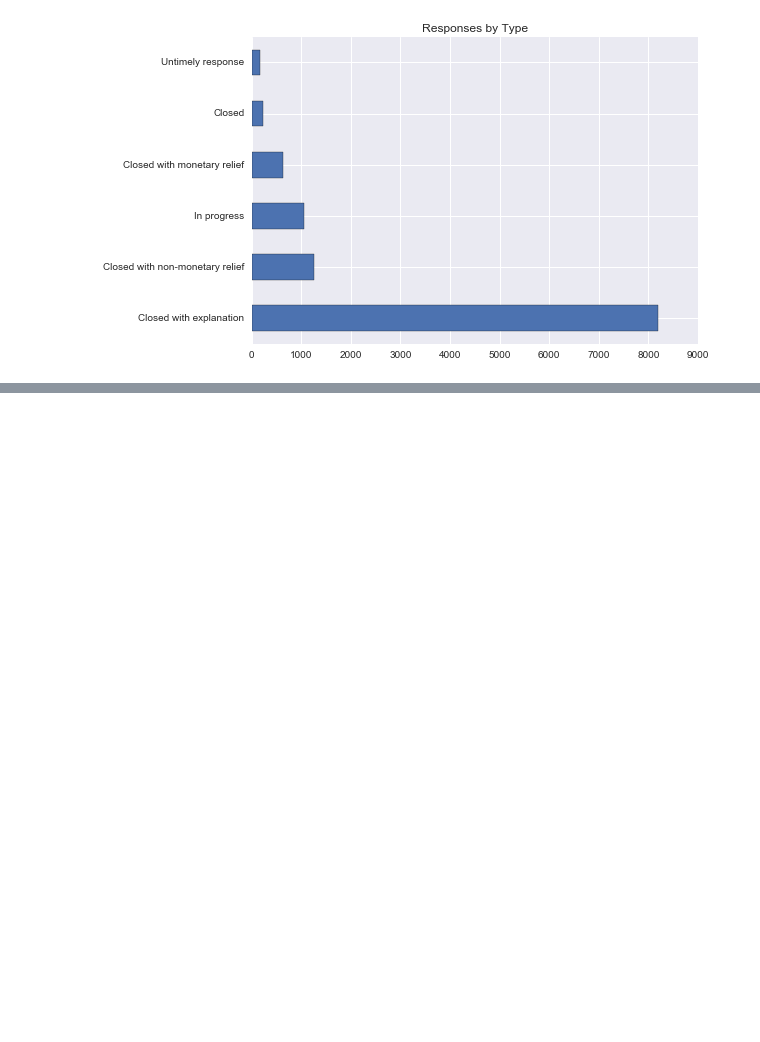
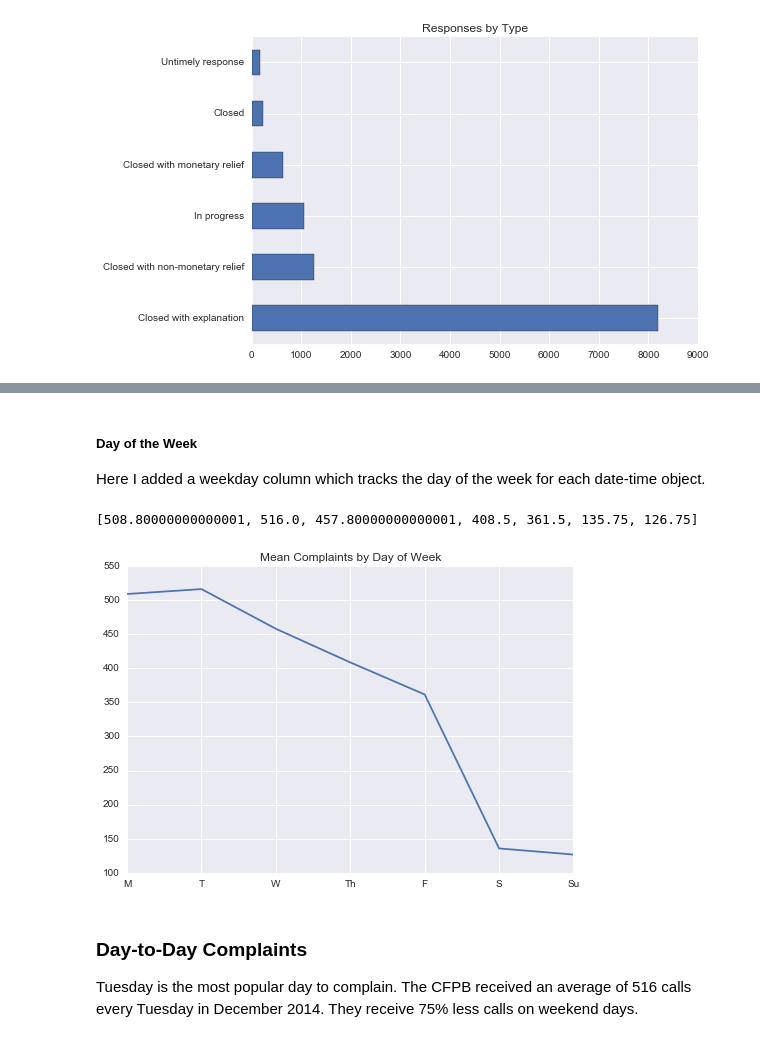
Before and after one commit to katjackson/consumer-complaints, a Jupyter notebook: consumer-complaints.ipynb, the cells around one changed output, grey strips where cells are left out. Drawn from its saved outputs; the diff is of its cells as text; code cells hidden in the pictures; blank space fills up the shorter version.

Commit message:
Completed mean by day plot. Edits to readme and markdown comments in ipynb

```diff
--- a/consumer-complaints.ipynb
+++ b/consumer-complaints.ipynb
@@ -57,15 +70,3 @@ plt.show()
 Most of the complaints received through the CFPB are resolved with only a simple explanation. 643 complaints were resolved by giving the consumer money.
 
 I tried to to include NaN values to show the whole data set of complaint, but I think there is a bug in Series.value_counts that doesn't care about my dropna=False keyword. See <https://github.com/pydata/pandas/issues/9443>.
-# %%
-wd1 = complaints.weekday.value_counts()
-complaints.index.to_series().map(lambda d: d.weekday()).head()
-complaints['weekday'] = complaints.index.to_series().map(lambda d: d.weekday())
-# complaints.resample('W', how=['mean'])
-# complaints.weekday.value_counts()
-print(complaints.groupby(['weekday', 'index']).size())
-dates = complaints.index.unique()
-date_occurence = dates.map(lambda d: d.weekday())
-print(date_occurence)
-print(np.bincount(date_occurence))
-# print(wd1)
@@ -80,0 +73,3 @@ plt.show()
+# %%
+complaints['weekday'] = complaints.date.map(lambda d: d.weekday())
+complaints.head()
@@ -80,0 +83,18 @@ plt.show()
+# %% [markdown]
+##### Day of the Week
+Here I added a weekday column which tracks the day of the week for each date-time object.
+# %%
+date_occurence = complaints.groupby(['weekday', 'date']).size()
+means = [date_occurence[i].mean() for i in range(7)]
+print(means)
+x1 = ['M', 'T', 'W', 'Th', 'F', 'S', 'Su']
+plt.plot(means)
+plt.xticks(range(len(x1)), x1)
+plt.title('Mean Complaints by Day of Week')
+plt.show()
+# %% [output]
+[508.80000000000001, 516.0, 457.80000000000001, 408.5, 361.5, 135.75, 126.75]
+[figure, added]
+# %% [markdown]
+### Day-to-Day Complaints
+Tuesday is the most popular day to complain. The CFPB received an average of 516 calls every Tuesday in December 2014. They receive 75% less calls on weekend days.
```
Also changed, not shown: parts of 12 cells of this notebook, 3 other files.
